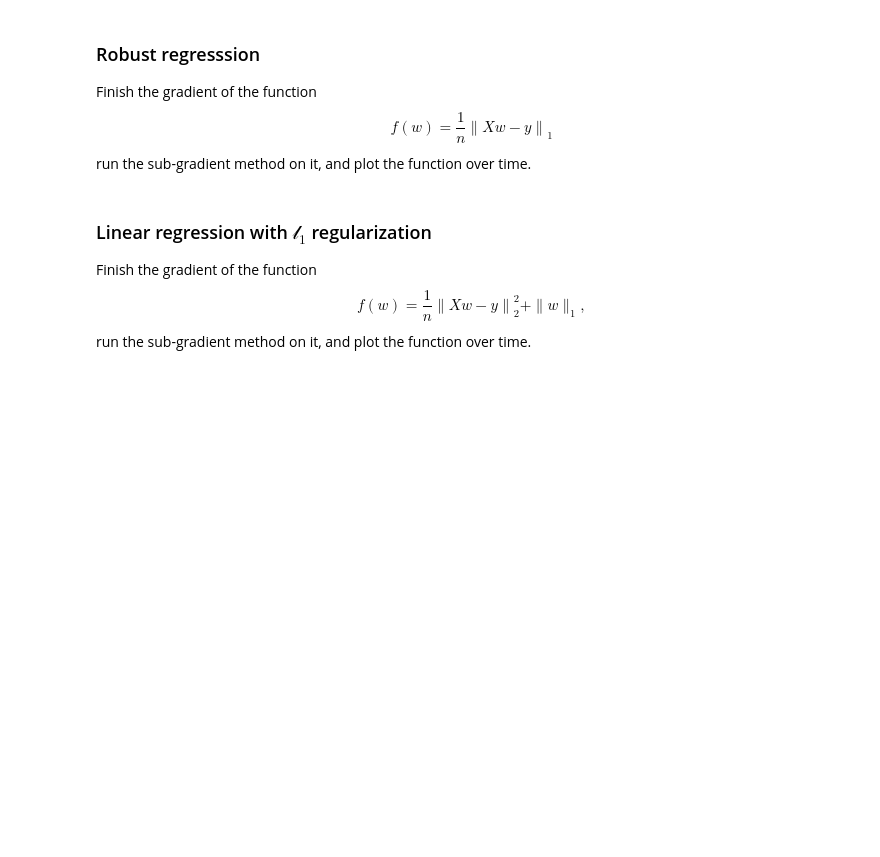
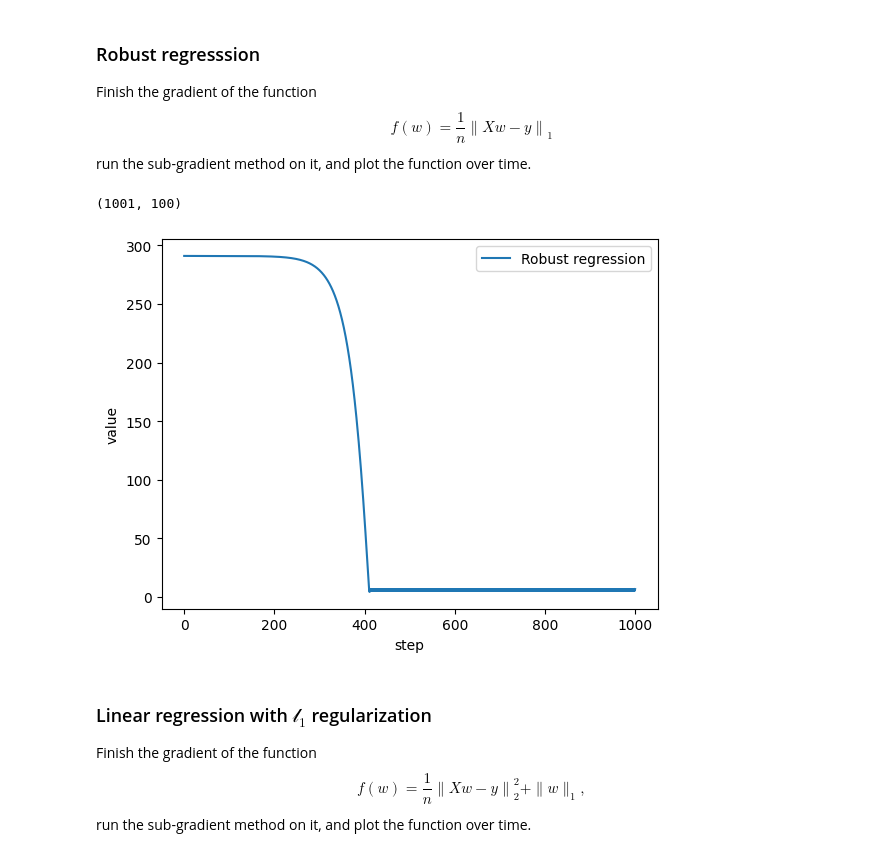
Before and after one commit to angelonti/UHH-OPT-FOR-ML, a Jupyter notebook: subgradient-method.ipynb, the cells around one changed output. Drawn from its saved outputs; the diff is of its cells as text; code cells hidden in the pictures; blank space fills up the shorter version.

Commit message:
finish subgradient methods

```diff
--- a/subgradient-method.ipynb
+++ b/subgradient-method.ipynb
@@ -107,7 +209,22 @@ Implement the sub-gradient method.
 Function `subgradient_path` should return a list of vectors on the path to the minimum.
 # %%
 def subgradient_path(x0, f, g, max_iter=100):
-    return ...
+    x = x0
+    xs = [x]
+    best = x0
+    for i in range(max_iter):
+        # calculate optimal step size
+        step_size = np.linalg.norm(x0 - best)/np.linalg.norm(g(x)*np.sqrt(max_iter+1))
+        # at step 0 x0 == best, so step_size is 0 and we need to make a step
+        if step_size == 0:
+            step_size = 1e-3
+        # keep track of best point
+        if f(x) < f(best):
+            best = x
+        # make step
+        x = x - step_size*g(x)
+        xs.append(x)
+    return np.array(xs)
 # %%
 ### example
 f = lambda x: abs(x[0]) + abs(8*x[1])
@@ -135,12 +254,29 @@ def f(w):
     return np.linalg.norm(X @ w - y, 1) / len(X)
 
 def g(w):
-    return ...
+    return X.T @ np.sign(X @ w - y) / len(X)
 
 X, y = make_regression(n_samples=1000, n_features=100, n_informative=40, random_state=0)
 x0 = np.zeros(100)
 
-...
+values = subgradient_path(x0, f, g, max_iter=1000)
+values = np.array(values)
+# %%
+values.shape
+# %% [output]
+(1001, 100)
+# %%
+xs = np.arange(len(values))
+ys = [f(x) for x in values]
+
+plt.plot(xs, ys, label="Robust regression")
+
+plt.ylabel("value")
+plt.xlabel("step")
+plt.legend()
+plt.show()
+# %% [output]
+[figure, added]
 # %% [markdown]
 ### Linear regression with $\mathcal{l}_1$ regularization
 
```
Also changed, not shown: parts of 13 cells of this notebook.
